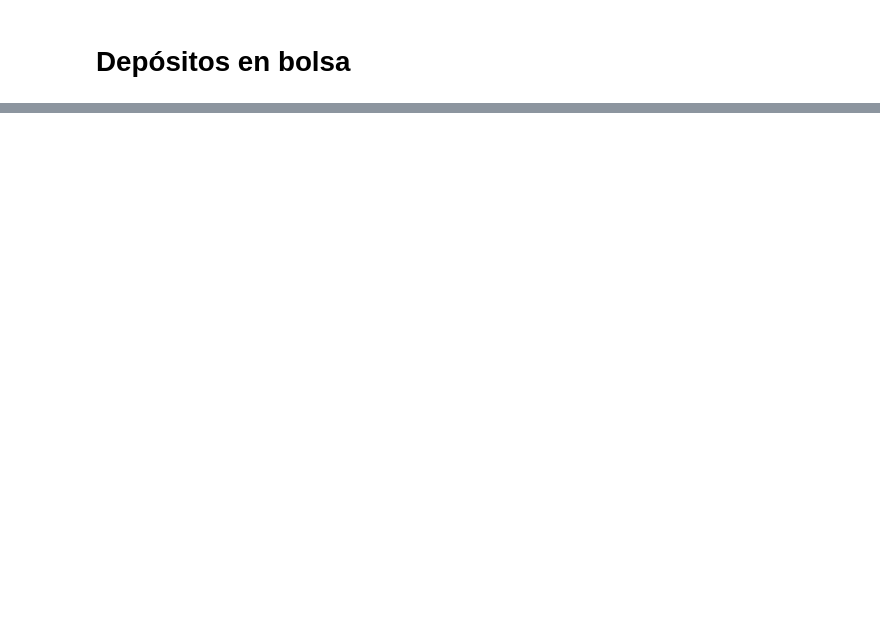
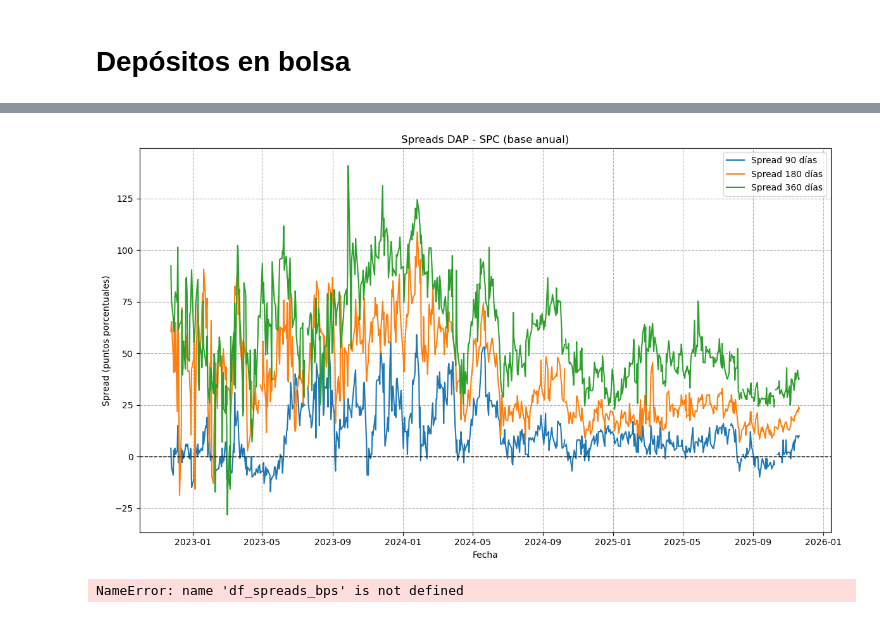
Before and after one commit to Lappiani/Analisis-BD-Banco-Central, a Jupyter notebook: Analisis API.ipynb, the cells around one changed output, grey strips where cells are left out. Saved outputs shown, nothing was run; the diff lists cells and outputs as text; code cells hidden in the pictures; blank space fills up the shorter version.

```diff
--- a/Analisis API.ipynb
+++ b/Analisis API.ipynb
@@ -239,0 +338,17 @@ plt.show()
+# %%
+# --- Volver a base anual (ya que las tienes en mensual) ---
+df_anual = df_tasas * 12
+
+# --- Calcular spreads (DAP - SPC) ---
+df_anual["Spread 90d"]  = df_anual["DAP 90 días"]  - df_anual["SPC 90 días"]
+df_anual["Spread 180d"] = df_anual["DAP 180 días"] - df_anual["SPC 180 días"]
+df_anual["Spread 360d"] = df_anual["DAP 360 días"] - df_anual["SPC 360 días"]
+
+# Opcional: dejar sólo columnas de interés
+df_spreads = df_anual[[
+    "DAP 90 días", "SPC 90 días", "Spread 90d",
+    "DAP 180 días", "SPC 180 días", "Spread 180d",
+    "DAP 360 días", "SPC 360 días", "Spread 360d"
+]].dropna(how="all")
+
+df_spreads.tail()
@@ -240,3 +362,45 @@ plt.show()
+# %%
+
+import matplotlib.pyplot as plt
+
+# Graficar spreads de DAP - SPC por plazo
+plt.figure(figsize=(12, 7))
+
+plt.plot(df_spreads.index, df_spreads["Spread 90d"] * 100, label="Spread 90 días")
+plt.plot(df_spreads.index, df_spreads["Spread 180d"] * 100, label="Spread 180 días")
+plt.plot(df_spreads.index, df_spreads["Spread 360d"] * 100, label="Spread 360 días")
+
+plt.axhline(0, color="black", linewidth=1, linestyle="--")
+
+plt.title("Spreads DAP - SPC (base anual)")
+plt.xlabel("Fecha")
+plt.ylabel("Spread (puntos porcentuales)")
+plt.legend()
+plt.grid(linestyle="--")
+plt.tight_layout()
+plt.show()
+# %% [output]
+[figure, added]
+# %%
+# --- Calcular tabla ---
+tabla = pd.DataFrame(index=["Spread 90d", "Spread 180d", "Spread 360d"])
+for col in tabla.index:
+    serie = df_spreads_bps[col].dropna()
+    ult_val = serie.loc[fecha_ult]
+    mes_val = serie.loc[fecha_mes_atras]
+    pct_rank = (serie <= ult_val).mean() * 100  # percentil en la serie
+    prom_hist = serie.mean()  # promedio histórico de la serie
+
+    tabla.loc[col, "Fecha último valor"] = fecha_ult.strftime("%Y-%m-%d")
+    tabla.loc[col, "Último valor (bps)"] = round(ult_val, 1)
+    tabla.loc[col, "Fecha valor hace 1 mes"] = fecha_mes_atras.strftime("%Y-%m-%d")
+    tabla.loc[col, "Valor hace 1 mes (bps)"] = round(mes_val, 1)
+    tabla.loc[col, "Percentil actual (%)"] = round(pct_rank, 1)
+    tabla.loc[col, "Promedio histórico (bps)"] = round(prom_hist, 1)
+
+tabla
+# %% [output]
+NameError: name 'df_spreads_bps' is not defined
 # %%
 # --- Agregar punto de 1 día a df_dap usando la TPM ya obtenida ---
 
```
Also changed, not shown: parts of 17 cells of this notebook.
